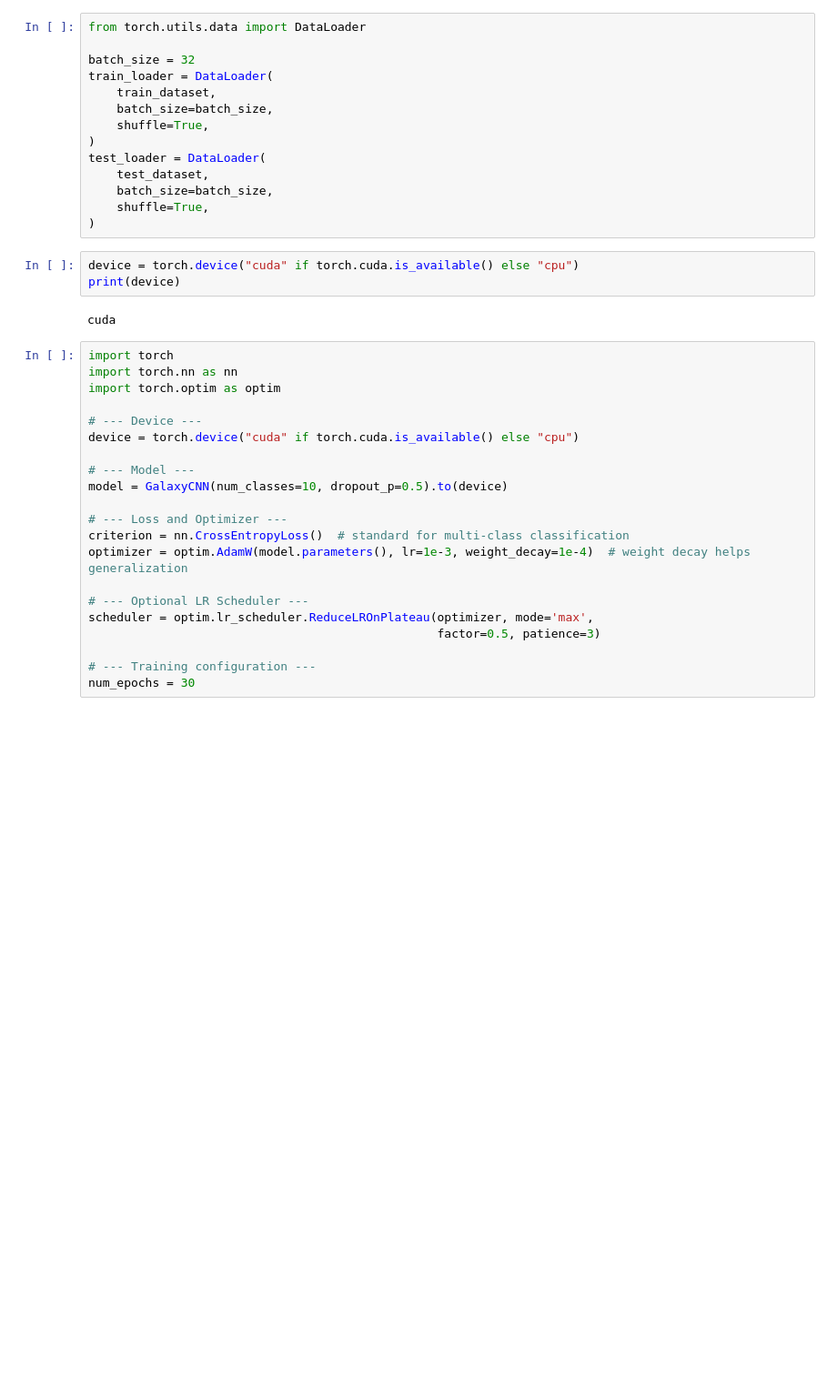
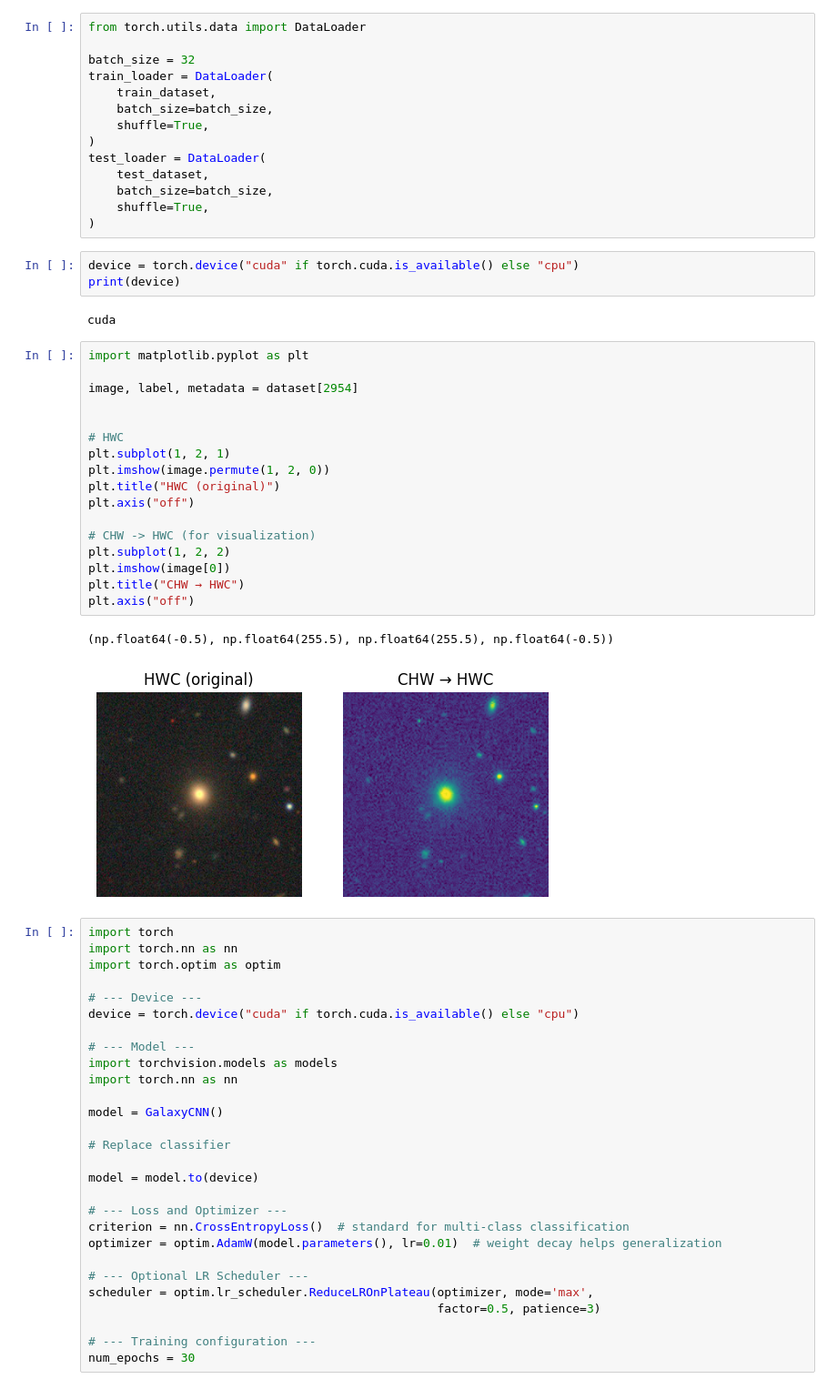
Before and after one commit to DenysGolub/Galaxy-Classification, a Jupyter notebook: notebooks/galaxy_train.ipynb, the cells around one changed output. Shown at 91% size. Cells and saved outputs as stored; diff of their text form; blank space fills up the shorter version.

```diff
--- a/notebooks/galaxy_train.ipynb
+++ b/notebooks/galaxy_train.ipynb
@@ -153,6 +154,26 @@ device = torch.device("cuda" if torch.cuda.is_available() else "cpu")
 print(device)
 # %% [output]
 cuda
+# %%
+import matplotlib.pyplot as plt
+
+image, label, metadata = dataset[2954]
+
+
+# HWC
+plt.subplot(1, 2, 1)
+plt.imshow(image.permute(1, 2, 0))
+plt.title("HWC (original)")
+plt.axis("off")
+
+# CHW -> HWC (for visualization)
+plt.subplot(1, 2, 2)
+plt.imshow(image[0])
+plt.title("CHW → HWC")
+plt.axis("off")
+# %% [output]
+(np.float64(-0.5), np.float64(255.5), np.float64(255.5), np.float64(-0.5))
+[figure, added]
 # %%
 import torch
 import torch.nn as nn
@@ -162,11 +183,18 @@ import torch.optim as optim
 device = torch.device("cuda" if torch.cuda.is_available() else "cpu")
 
 # --- Model ---
-model = GalaxyCNN(num_classes=10, dropout_p=0.5).to(device)
+import torchvision.models as models
+import torch.nn as nn
+
+model = GalaxyCNN()
+
+# Replace classifier
+
+model = model.to(device)
 
 # --- Loss and Optimizer ---
 criterion = nn.CrossEntropyLoss()  # standard for multi-class classification
-optimizer = optim.AdamW(model.parameters(), lr=1e-3, weight_decay=1e-4)  # weight decay helps generalization
+optimizer = optim.AdamW(model.parameters(), lr=0.01)  # weight decay helps generalization
 
 # --- Optional LR Scheduler ---
 scheduler = optim.lr_scheduler.ReduceLROnPlateau(optimizer, mode='max',
```
Also changed, not shown: parts of 14 cells of this notebook.
